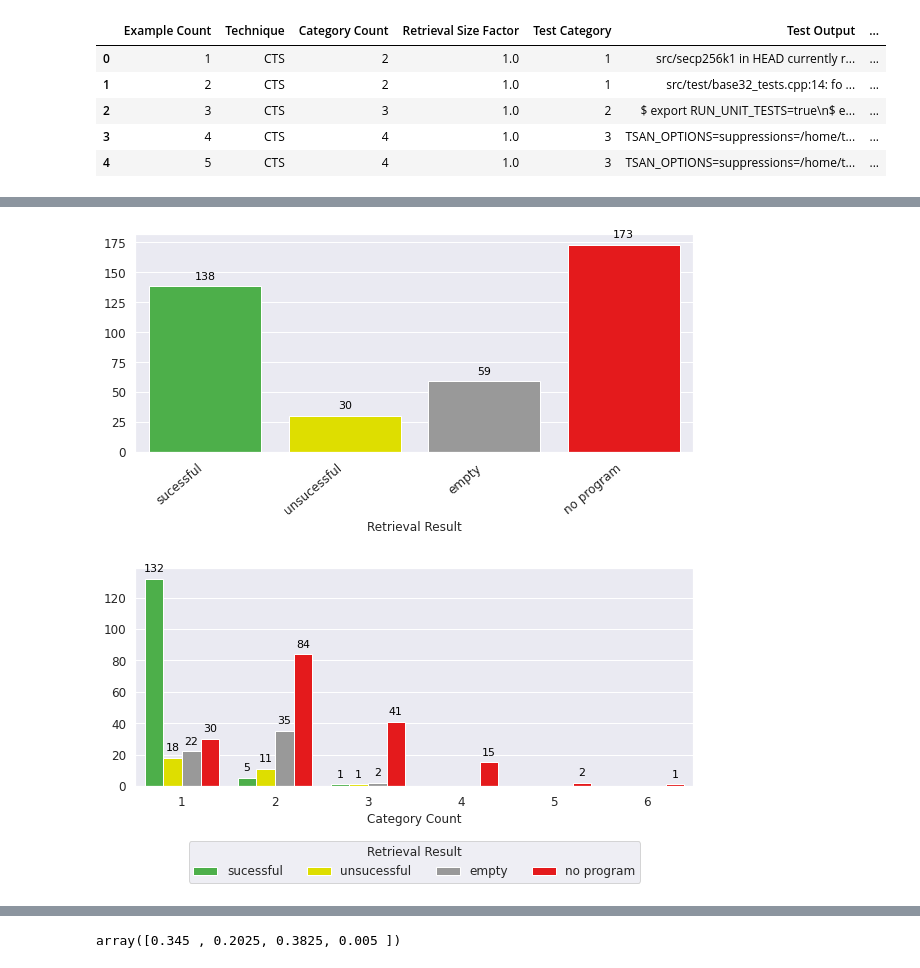
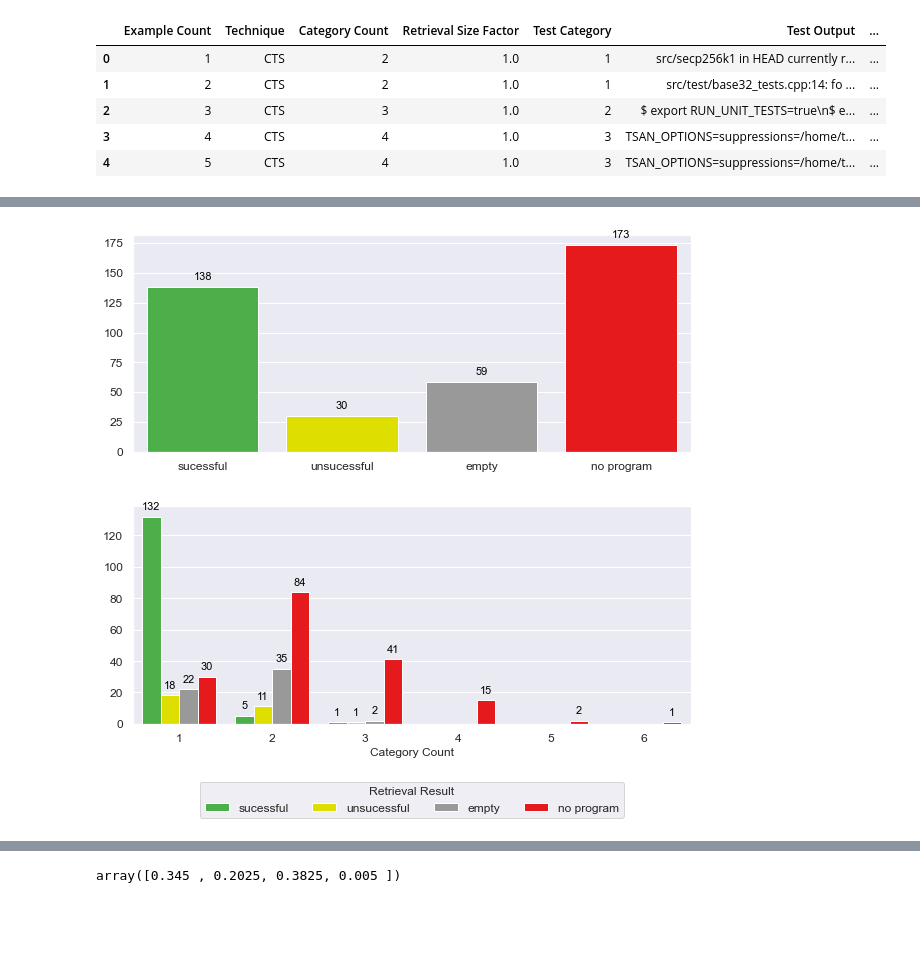
Before and after one commit to lacinoire/master-thesis, a Jupyter notebook: evaluation/results/big_study_data_analysis.ipynb, the cells around one changed output, grey strips where cells are left out. Saved outputs shown, nothing was run; the diff lists cells and outputs as text; code cells hidden in the pictures; blank space fills up the shorter version.

Commit message:
corrections study results and graphs
closes #39, closes #42

```diff
--- a/evaluation/results/big_study_data_analysis.ipynb
+++ b/evaluation/results/big_study_data_analysis.ipynb
@@ -55,4 +55,4 @@ def process_fig(ax, name, technique, int_annotation, hue_title, labels=[], fonts
     plt.show()
     ax.clear()
 # %%
-plt.rcParams.keys()
+#plt.rcParams.keys()
@@ -422,24 +329,24 @@ failed
 # %%
 #pbe_fail_order = ['successful\nretrieval', 'unsuccessful\nretrieval', 'empty\nretrieval', 'no consistent\nprogram found']
 pbe_fail_order = ['sucessful', 'unsucessful', 'empty', 'no program']
 
 pbe_fail_palette = ['#4daf4a', '#dede00', '#999999', '#e41a1c']
 
 ax = sns.countplot(x="to",
                    data=failed, order=pbe_fail_order,
                    palette=pbe_fail_palette , saturation=1)
-ax.set_xticklabels(ax.get_xticklabels(), rotation=40, ha="right")
-ax.set_xlabel('Retrieval Result')
+#ax.set_xticklabels(ax.get_xticklabels(), rotation=40, ha="right")
+ax.set_xlabel('')
 process_fig(ax, 'failure-reason', 'PBE', True, '')
 # %% [output]
-[figure, old version]
+[figure, new version]
 # %%
 # pbe failure reason against category count
 ax = sns.countplot(x='Category Count', hue='to', data=failed, hue_order=pbe_fail_order,
                    palette=pbe_fail_palette , saturation=1)
 process_fig(ax, 'failure-reason-categorycount', 'PBE', True, 'Retrieval Result', fontsize=11)
 # %% [output]
-[figure, old version]
+[figure, new version]
 # %%
 # pbe failure reason against example count
 ax = sns.countplot(x='Example Count', hue='to', data=failed[failed['Category Count'] == 1], hue_order=pbe_fail_order,
```
Also changed, not shown: parts of 34 cells of this notebook, 51 other files.
